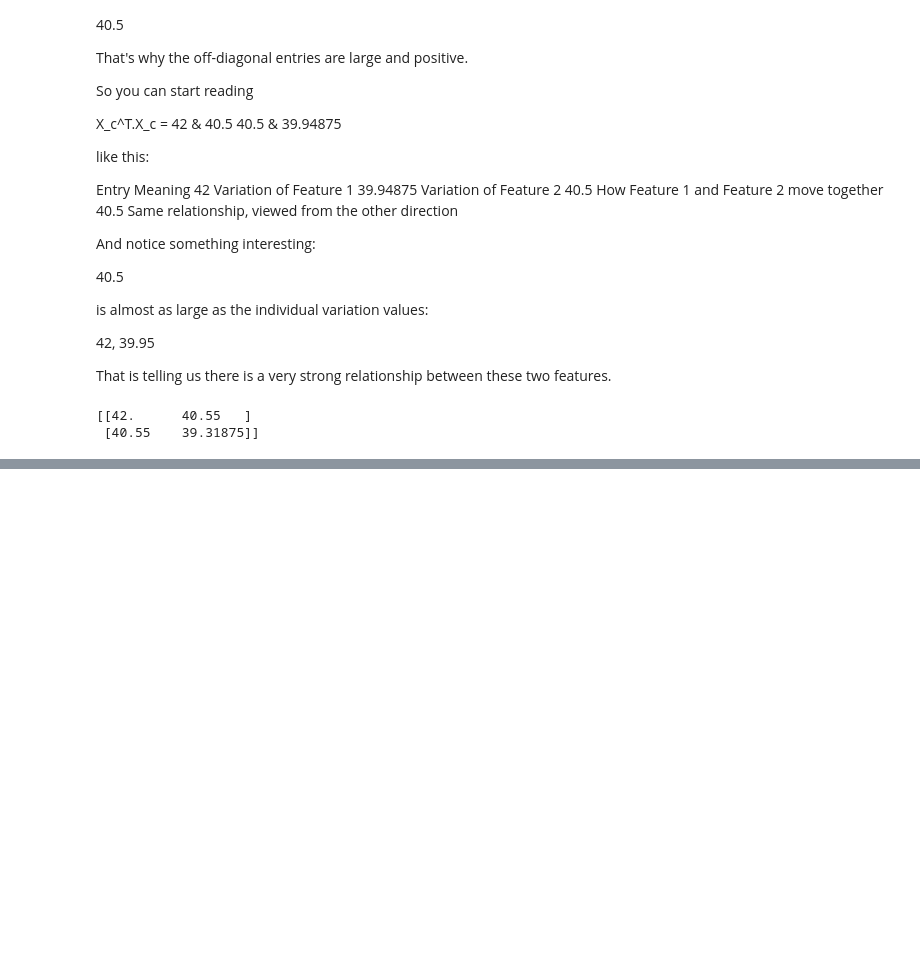
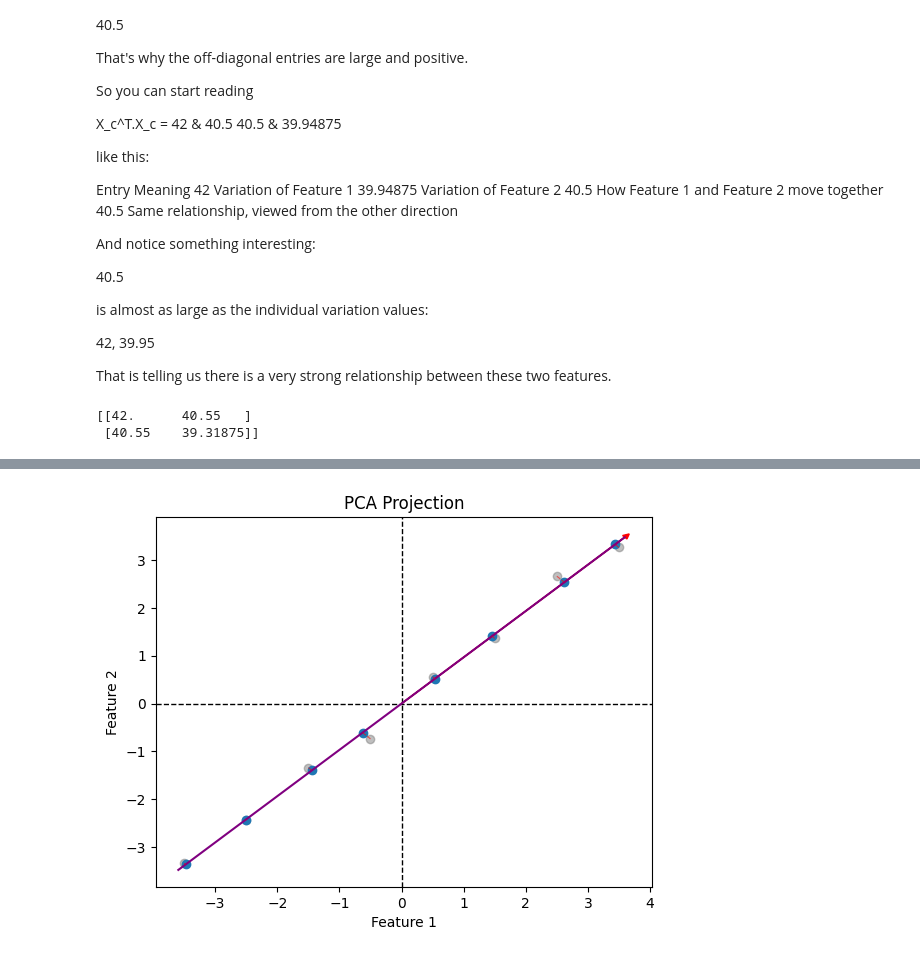
Before and after one commit to green001-fullstack/PCA-machine-learning, a Jupyter notebook: notebook/pca.ipynb, the cells around one changed output, grey strips where cells are left out. Saved outputs shown, nothing was run; the diff lists cells and outputs as text; code cells hidden in the pictures; blank space fills up the shorter version.

```diff
--- a/notebook/pca.ipynb
+++ b/notebook/pca.ipynb
@@ -108,0 +173,41 @@ print(XTX)
+# %%
+fig, ax = plt.subplots()
+
+ax.scatter(x=X_centered[:, 0], y=X_centered[:, 1], color='gray', alpha=0.5, label="Original Data")
+
+ax.scatter(x=X_reconstructed[:,0], y=X_reconstructed[:,1])
+
+ax.axhline(0, color='black', linewidth=1, linestyle='--')
+ax.axvline(0, color='black', linewidth=1, linestyle='--')
+
+scale = 5
+ax.plot(
+    [-v1[0] * scale, v1[0] * scale],
+    [-v1[1] * scale, v1[1] * scale],
+    color='purple',
+    linewidth=1.5,
+    label="v1 Axis Line")
+
+ax.arrow(0, 0, v1[0] * scale, v1[1] * scale,
+         head_width=0.1,
+         head_length=0.1,
+         fc='red',
+         ec='red')
+
+for original, projected in zip(X_centered, X_reconstructed):
+    ax.plot(
+        [original[0], projected[0]],
+        [original[1], projected[1]],
+        color="red",
+        linestyle="--",
+        linewidth=0.8,
+        alpha=0.6
+    )
+
+
+ax.set_xlabel("Feature 1")
+ax.set_ylabel("Feature 2")
+ax.set_title("PCA Projection")
+plt.show()
+# %% [output]
+[figure, added]
```
Also changed, not shown: parts of 9 cells of this notebook.
